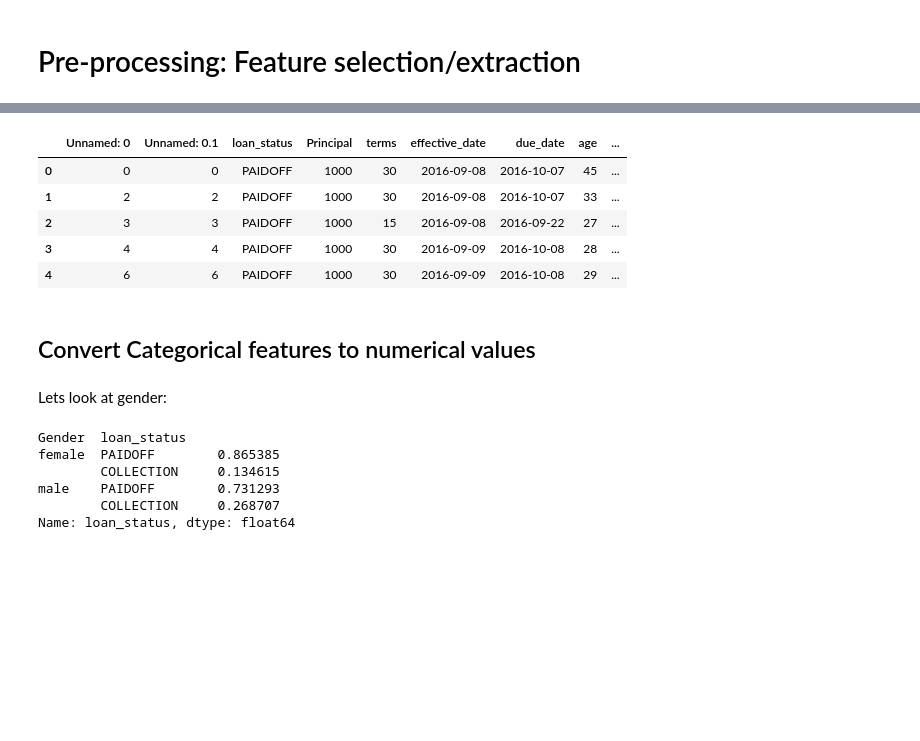
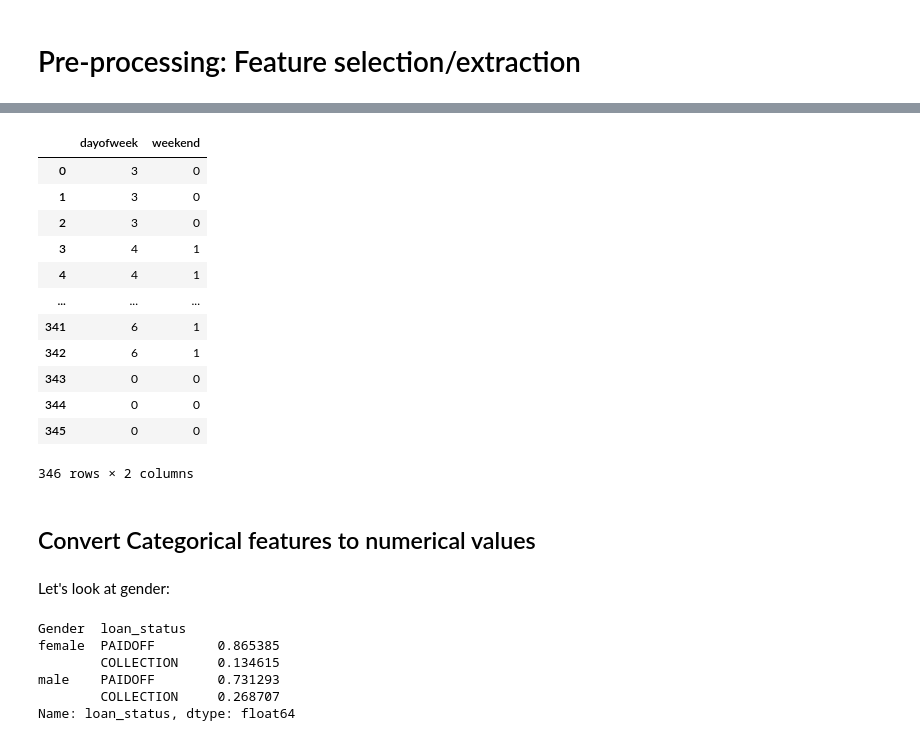
Before and after one commit to daanyal011/Best-classification-Algorithm, a Jupyter notebook: Best Classification Algorithm.ipynb, the cells around one changed output, grey strips where cells are left out. Drawn from its saved outputs; the diff is of its cells as text; code cells hidden in the pictures; blank space fills up the shorter version.

```diff
--- a/Best Classification Algorithm.ipynb
+++ b/Best Classification Algorithm.ipynb
@@ -51,6 +43,8 @@ Saving to: ‘loan_train.csv’
+# %%
+link='https://cf-courses-data.s3.us.cloud-object-storage.appdomain.cloud/IBMDeveloperSkillsNetwork-ML0101EN-SkillsNetwork/labs/FinalModule_Coursera/data/loan_train.csv'
 # %% [markdown]
 ### Load Data From CSV File
 # %%
-df = pd.read_csv('loan_train.csv')
+df = pd.read_csv(link)
 df.head()
 # %% [output]
@@ -150,17 +140,24 @@ We see that people who get the loan at the end of the week dont pay it off, so l
 # %%
 df['weekend'] = df['dayofweek'].apply(lambda x: 1 if (x>3)  else 0)
-df.head()
+df[['dayofweek','weekend']]
 # %% [output]
-|  | Unnamed: 0 | Unnamed: 0.1 | loan_status | Principal | terms | effective_date | due_date | age | ... |
-| 0 | 0 | 0 | PAIDOFF | 1000 | 30 | 2016-09-08 | 2016-10-07 | 45 | ... |
-| 1 | 2 | 2 | PAIDOFF | 1000 | 30 | 2016-09-08 | 2016-10-07 | 33 | ... |
-| 2 | 3 | 3 | PAIDOFF | 1000 | 15 | 2016-09-08 | 2016-09-22 | 27 | ... |
-| 3 | 4 | 4 | PAIDOFF | 1000 | 30 | 2016-09-09 | 2016-10-08 | 28 | ... |
-| 4 | 6 | 6 | PAIDOFF | 1000 | 30 | 2016-09-09 | 2016-10-08 | 29 | ... |
+|  | dayofweek | weekend |
+| 0 | 3 | 0 |
+| 1 | 3 | 0 |
+| 2 | 3 | 0 |
+| 3 | 4 | 1 |
+| 4 | 4 | 1 |
+| ... | ... | ... |
+| 341 | 6 | 1 |
+| 342 | 6 | 1 |
+| 343 | 0 | 0 |
+| 344 | 0 | 0 |
+| 345 | 0 | 0 |
+346 rows × 2 columns
 # %% [markdown]
 ## Convert Categorical features to numerical values
 # %% [markdown]
-Lets look at gender:
+Let's look at gender:
 # %%
 df.groupby(['Gender'])['loan_status'].value_counts(normalize=True)
 # %% [output]
```
Also changed, not shown: parts of 88 cells of this notebook.
